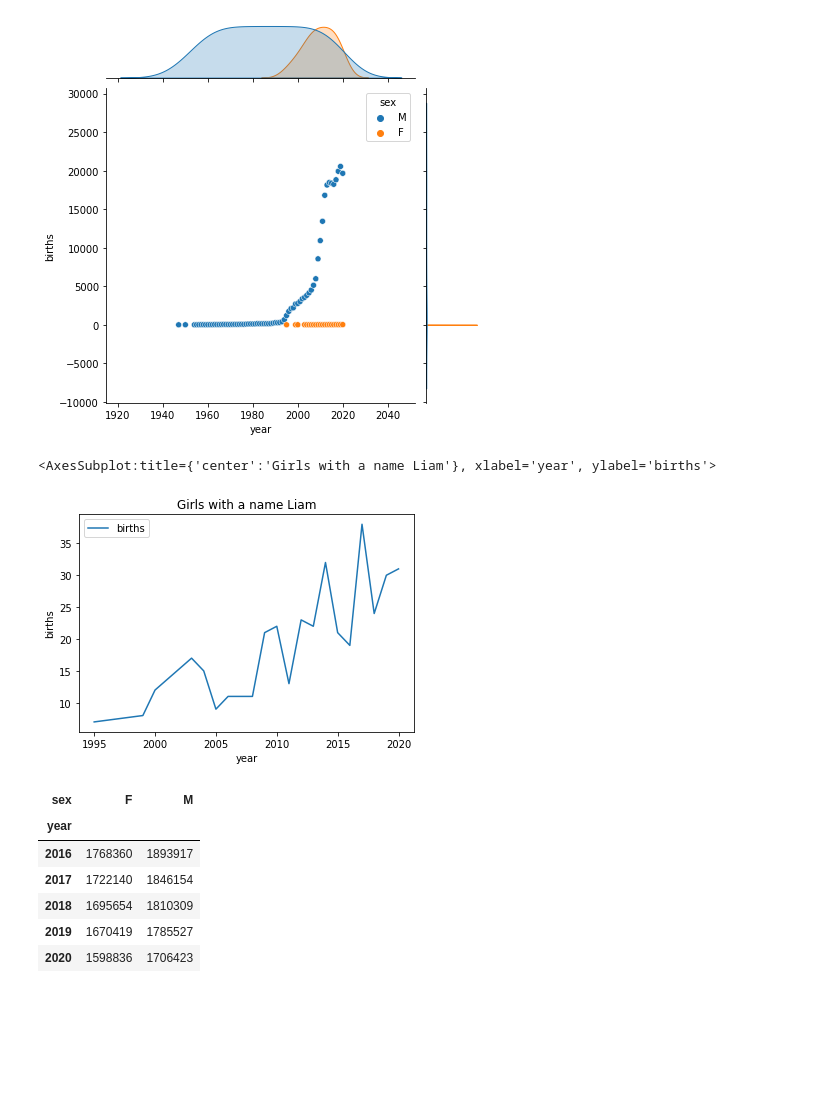
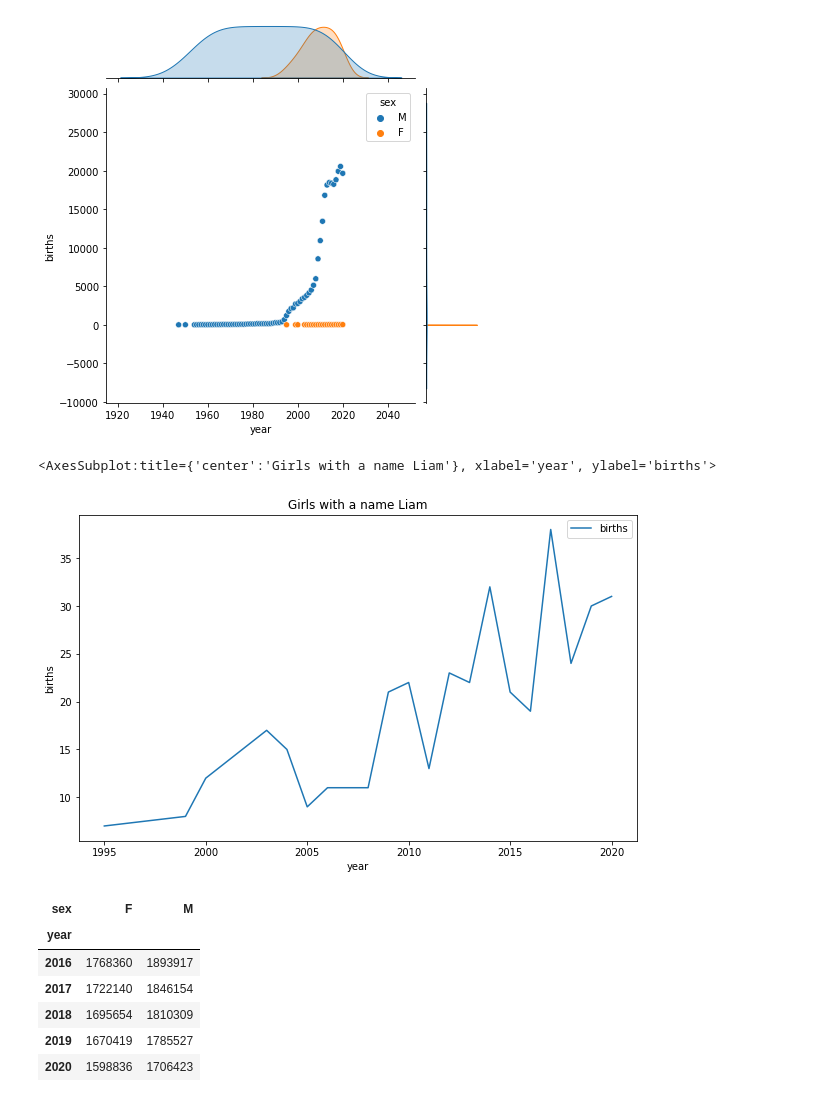
Before and after one commit to saltanatio/DataAnalysisProjects-, a Jupyter notebook: USbabynames.ipynb, the cells around one changed output. Cells and saved outputs as stored; diff of their text form; code cells hidden in the pictures; blank space fills up the shorter version.

```diff
--- a/USbabynames.ipynb
+++ b/USbabynames.ipynb
@@ -83,10 +91,10 @@ sns.jointplot(x='year', y='births', data=liam, hue='sex')
 # %%
 # Let's see the trend on girls with a name Liam
 liam_girls = liam[liam['sex'] == 'F']
-liam_girls.plot(x='year', y='births', title='Girls with a name Liam', ylabel='births')
+liam_girls.plot(x='year', y='births', title='Girls with a name Liam', ylabel='births', figsize=(10,6))
 # %% [output]
 <AxesSubplot:title={'center':'Girls with a name Liam'}, xlabel='year', ylabel='births'>
-[figure, old version]
+[figure, new version]
 # %%
 # Total births of boys and girls every year
 total_births = names.pivot_table('births', index='year', columns='sex', aggfunc=sum)
```
Also changed, not shown: parts of 7 cells of this notebook.
